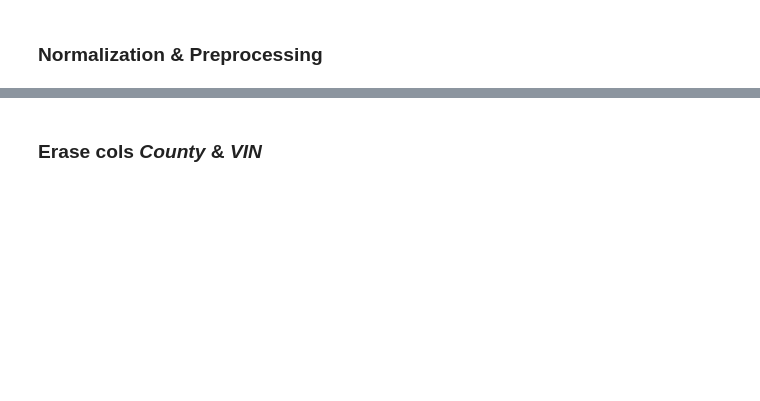
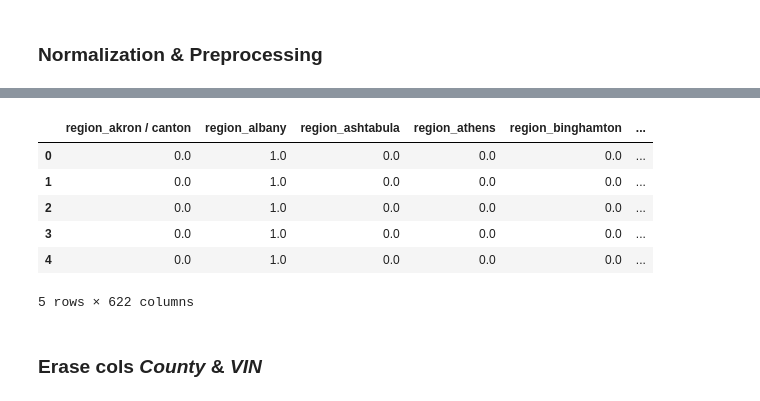
Before and after one commit to PepOrtinLopz/Kaggle, a Jupyter notebook: Kaggle.ipynb, the cells around one changed output, grey strips where cells are left out. Saved outputs shown, nothing was run; the diff lists cells and outputs as text; code cells hidden in the pictures; blank space fills up the shorter version.

```diff
--- a/Kaggle.ipynb
+++ b/Kaggle.ipynb
@@ -237,3 +216,53 @@ Name: paint_color, Length: 2930, dtype: int64
+# %%
+# Categorical and numerical columns
+categorical_cols = [
+    "region", "manufacturer", "model", "condition",
+    "cylinders", "fuel", "transmission", "drive",
+    "size", "type", "paint_color"
+]
+
+numeric_cols = ["year", "odometer"]
+
+# Confirm that the numeric variables are numeric
+df[numeric_cols] = df[numeric_cols].apply(pd.to_numeric, errors="coerce")
+
+# Delete all the rows of the categorical variables, numerical variables, price and log_price
+df = df.dropna(subset=numeric_cols + categorical_cols + ["log_price", "price"])
+
+# 3) One-Hot Encoding for the categorical variables
+ohe = OneHotEncoder(
+    handle_unknown="ignore",
+    sparse_output=False
+)
+
+# fit the encoder and transform the categorical variables
+X_cat = ohe.fit_transform(df[categorical_cols])
+
+# Obtain the names of the new one-hot encoded columns
+encoded_cat_cols = ohe.get_feature_names_out(categorical_cols)
+
+# Convert them into a DataFrame aligned with the index of df
+X_cat_df = pd.DataFrame(X_cat, columns=encoded_cat_cols, index=df.index)
+
+# Extract the numerical columns
+X_num_df = df[numeric_cols]
+
+# 5) Concatenate categorical (one-hot) + numerical → final features X
+X = pd.concat([X_cat_df, X_num_df], axis=1)
+
+# Define the targets
+y_log  = df["log_price"]   # target log scale
+y_real = df["price"]       # target in real euros
+
+X.head()
+# %% [output]
+|  | region_akron / canton | region_albany | region_ashtabula | region_athens | region_binghamton | ... |
+| 0 | 0.0 | 1.0 | 0.0 | 0.0 | 0.0 | ... |
+| 1 | 0.0 | 1.0 | 0.0 | 0.0 | 0.0 | ... |
+| 2 | 0.0 | 1.0 | 0.0 | 0.0 | 0.0 | ... |
+| 3 | 0.0 | 1.0 | 0.0 | 0.0 | 0.0 | ... |
+| 4 | 0.0 | 1.0 | 0.0 | 0.0 | 0.0 | ... |
+5 rows × 622 columns
 # %% [markdown]
 ### Erase cols ***County*** & ***VIN***
 # %%
```
Also changed, not shown: parts of 13 cells of this notebook.
